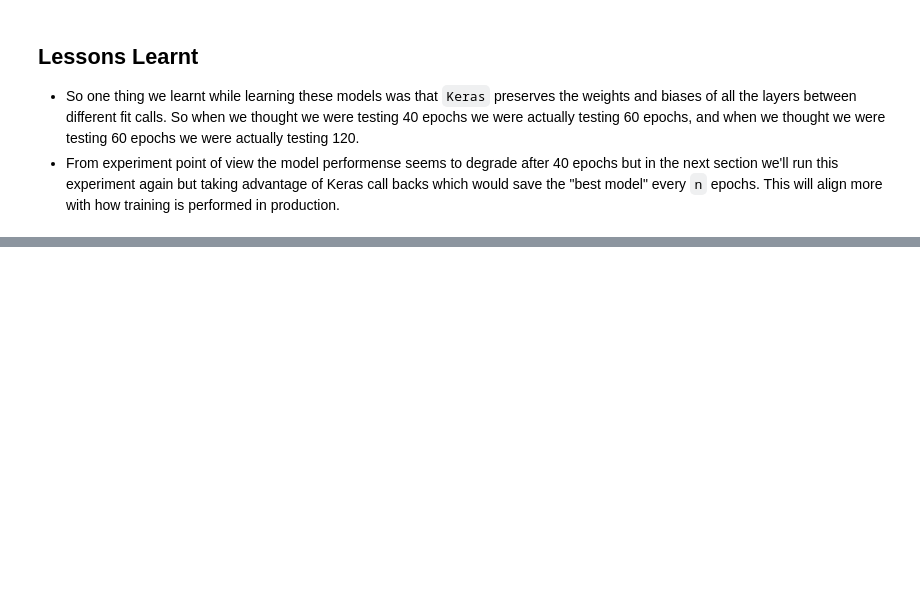
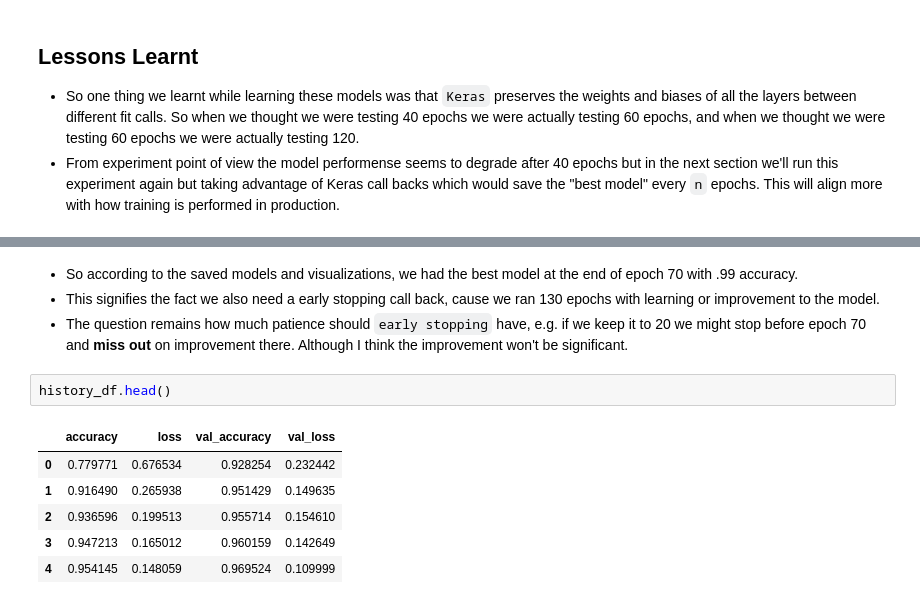
Before and after one commit to gaurangdave/mnist_cnn, a Jupyter notebook: notebooks/01_training_evaluation.ipynb, the cells around one changed output, grey strips where cells are left out. Drawn from its saved outputs; the diff is of its cells as text; blank space fills up the shorter version.

```diff
--- a/notebooks/01_training_evaluation.ipynb
+++ b/notebooks/01_training_evaluation.ipynb
@@ -405,0 +531,13 @@ plt.show()
+# %% [markdown]
+* So according to the saved models and visualizations, we had the best model at the end of epoch 70 with .99 accuracy.
+* This signifies the fact we also need a early stopping call back, cause we ran 130 epochs with learning or improvement to the model.
+* The question remains how much patience should `early stopping` have, e.g. if we keep it to 20 we might stop before epoch 70 and **miss out** on improvement there. Although I think the improvement won't be significant.
+# %%
+history_df.head()
+# %% [output]
+|  | accuracy | loss | val_accuracy | val_loss |
+| 0 | 0.779771 | 0.676534 | 0.928254 | 0.232442 |
+| 1 | 0.916490 | 0.265938 | 0.951429 | 0.149635 |
+| 2 | 0.936596 | 0.199513 | 0.955714 | 0.154610 |
+| 3 | 0.947213 | 0.165012 | 0.960159 | 0.142649 |
+| 4 | 0.954145 | 0.148059 | 0.969524 | 0.109999 |
```
Also changed, not shown: parts of 16 cells of this notebook, 1 other file.
